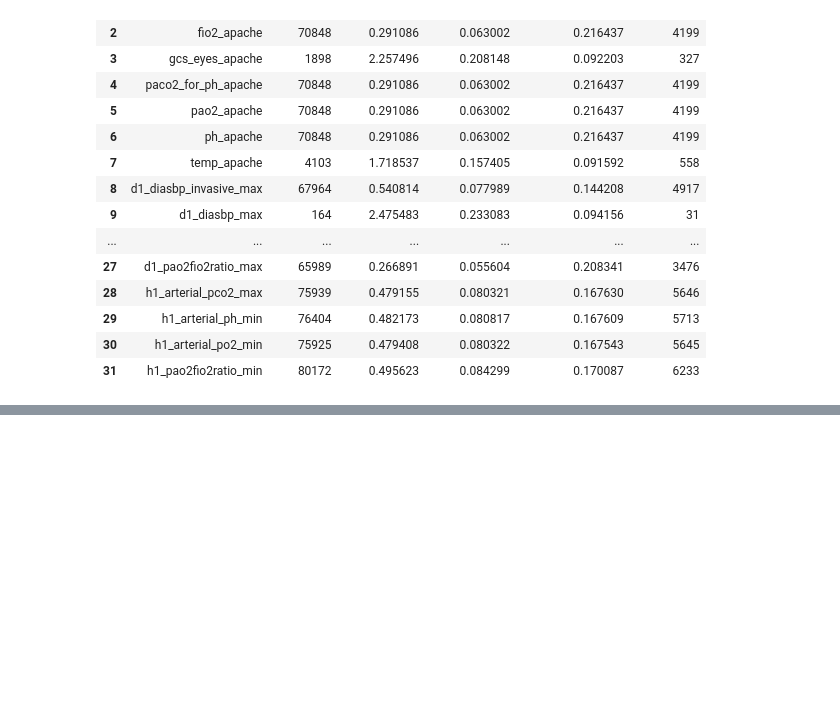
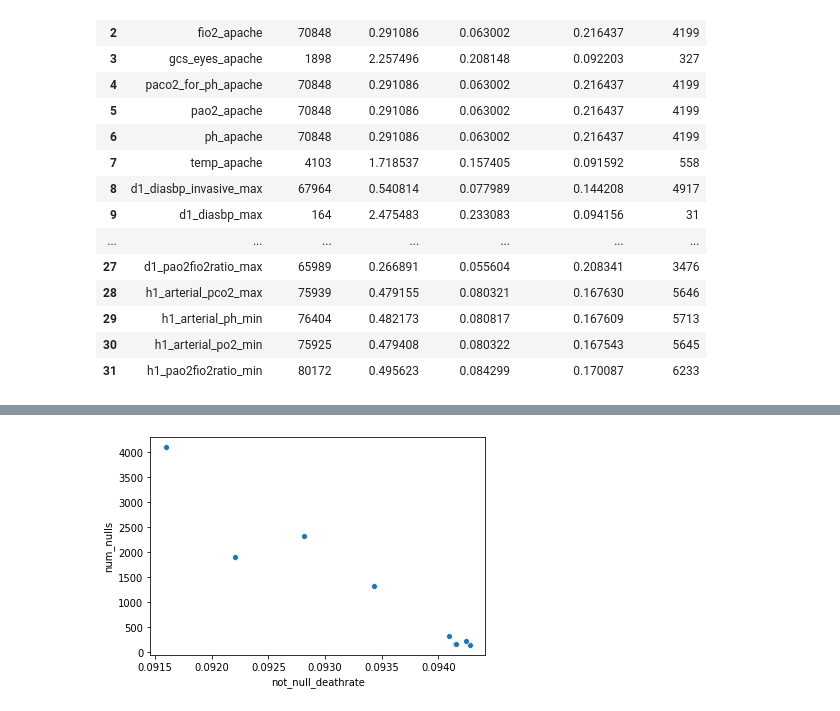
Before and after one commit to curie-capstone/predicting-patient-outcomes, a Jupyter notebook: chase/Untitled.ipynb, the cells around one changed output, grey strips where cells are left out. Cells and saved outputs as stored; diff of their text form; code cells hidden in the pictures; blank space fills up the shorter version.

```diff
--- a/chase/Untitled.ipynb
+++ b/chase/Untitled.ipynb
@@ -376,0 +402,4 @@ NameError: name 'table' is not defined
+# %%
+ax = sns.scatterplot(x="not_null_deathrate", y="num_nulls", data=df2)
+# %% [output]
+[figure, added]
```
Also changed, not shown: parts of 26 cells of this notebook.
